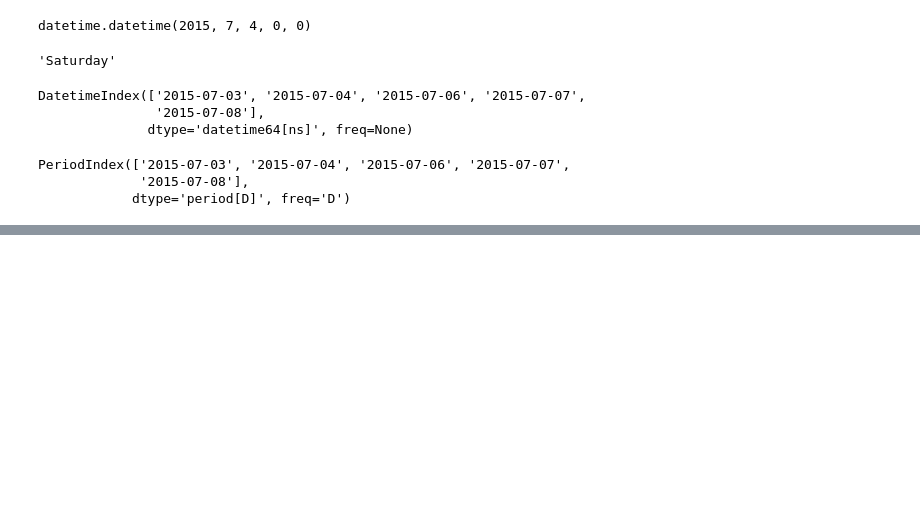
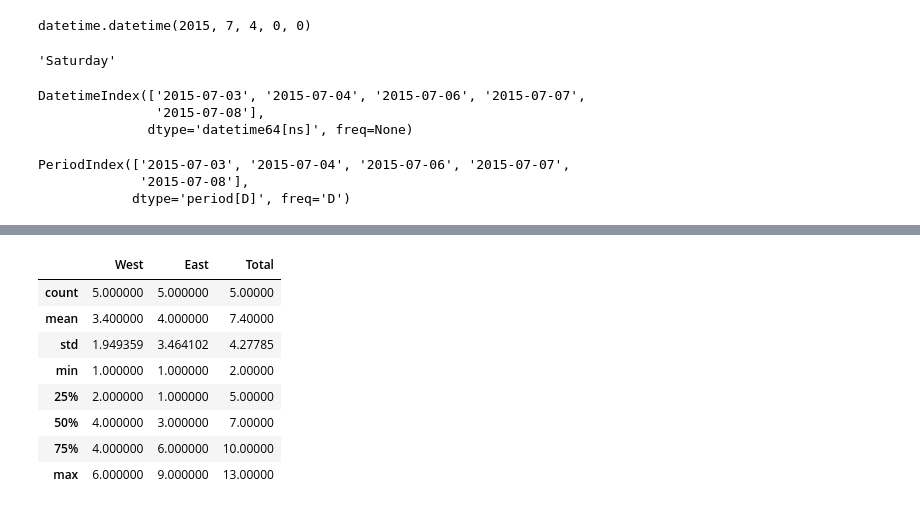
Before and after one commit to chaithrashagu/Internship, a Jupyter notebook: pandas.ipynb, the cells around one changed output, grey strips where cells are left out. Saved outputs shown, nothing was run; the diff lists cells and outputs as text; code cells hidden in the pictures; blank space fills up the shorter version.

```diff
--- a/pandas.ipynb
+++ b/pandas.ipynb
@@ -1101,0 +1117,12 @@ PeriodIndex(['2015-07-03', '2015-07-04', '2015-07-06', '2015-07-07',
+# %%
+data.dropna().describe()
+# %% [output]
+|  | West | East | Total |
+| count | 5.000000 | 5.000000 | 5.00000 |
+| mean | 3.400000 | 4.000000 | 7.40000 |
+| std | 1.949359 | 3.464102 | 4.27785 |
+| min | 1.000000 | 1.000000 | 2.00000 |
+| 25% | 2.000000 | 1.000000 | 5.00000 |
+| 50% | 4.000000 | 3.000000 | 7.00000 |
+| 75% | 4.000000 | 6.000000 | 10.00000 |
+| max | 6.000000 | 9.000000 | 13.00000 |
```
Also changed, not shown: parts of 5 cells of this notebook.
